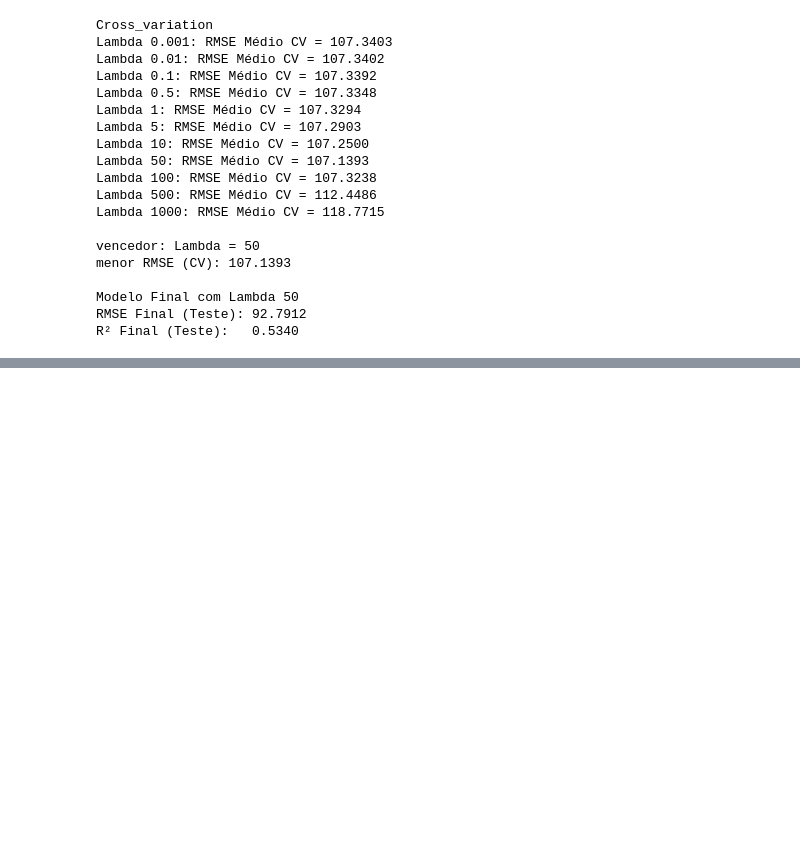
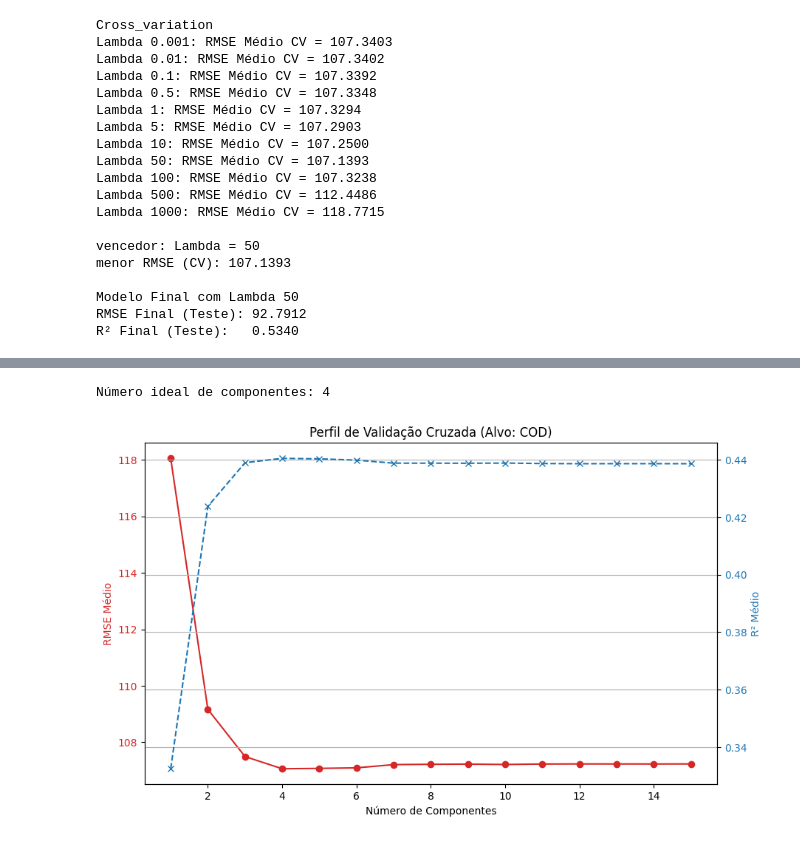
Before and after one commit to Krumpu/Homework_ICA, a Jupyter notebook: HW_2_ICA.ipynb, the cells around one changed output, grey strips where cells are left out. Saved outputs shown, nothing was run; the diff lists cells and outputs as text; code cells hidden in the pictures; blank space fills up the shorter version.

```diff
--- a/HW_2_ICA.ipynb
+++ b/HW_2_ICA.ipynb
@@ -463,0 +502,44 @@ R² Final (Teste):   0.5340
+# %%
+# Validação Cruzada para seleção de componentes
+rmse_cv = []
+r2_cv = []
+max_componentes = 15
+component_range = range(1, max_componentes + 1)
+kf = KFold(n_splits=10, shuffle=True, random_state=42)
+
+for n in component_range:
+    pls = PLSRegression(n_components=n)
+
+    # Cálculo do RMSE
+    score_rmse = cross_val_score(pls, df_x_train_scaled, y_train, cv=kf, scoring='neg_root_mean_squared_error')
+    rmse_cv.append(-score_rmse.mean())
+
+    # Cálculo do R²
+    score_r2 = cross_val_score(pls, df_x_train_scaled, y_train, cv=kf, scoring='r2')
+    r2_cv.append(score_r2.mean())
+
+optimal_components = component_range[np.argmin(rmse_cv)]
+print(f"Número ideal de componentes: {optimal_components}")
+# %% [output]
+Número ideal de componentes: 4
+# %%
+# Gráfico
+fig, ax1 = plt.subplots(figsize=(10, 6))
+
+color = 'tab:red'
+ax1.set_xlabel('Número de Componentes')
+ax1.set_ylabel('RMSE Médio', color=color)
+ax1.plot(component_range, rmse_cv, color=color, marker='o', label='RMSE')
+ax1.tick_params(axis='y', labelcolor=color)
+
+ax2 = ax1.twinx()
+color = 'tab:blue'
+ax2.set_ylabel('R² Médio', color=color)
+ax2.plot(component_range, r2_cv, color=color, marker='x', linestyle='--', label='R²')
+ax2.tick_params(axis='y', labelcolor=color)
+
+plt.title('Perfil de Validação Cruzada (Alvo: COD)')
+plt.grid(True)
+plt.show()
+# %% [output]
+[figure, added]
```
Also changed, not shown: parts of 4 cells of this notebook.
